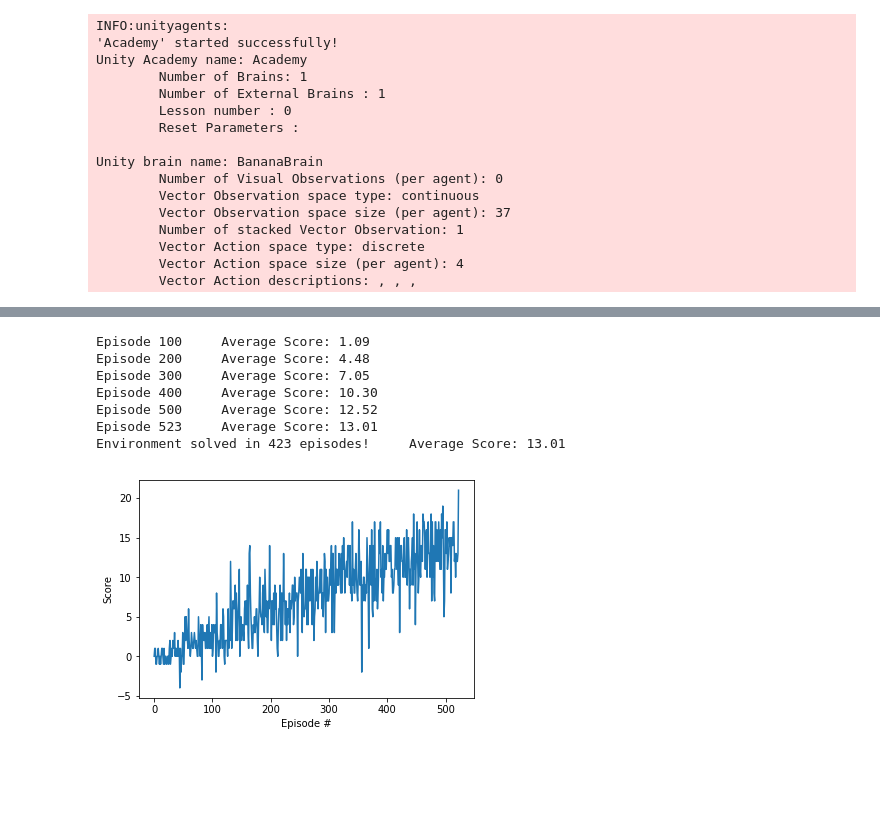
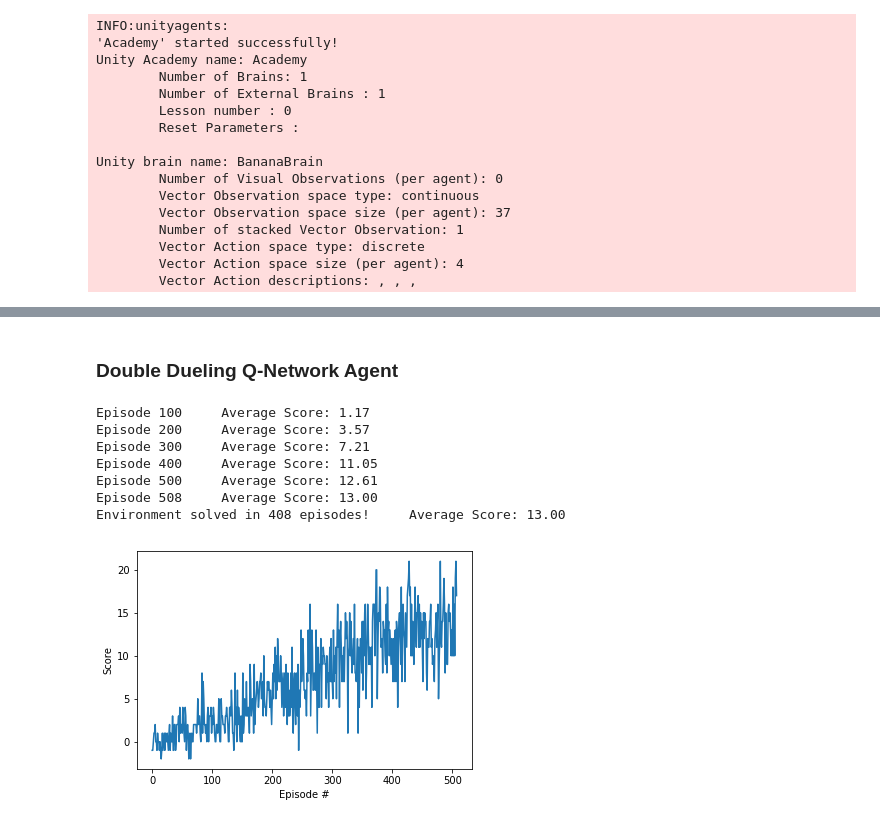
Before and after one commit to weicheng113/deep-reinforcement-learning, a Jupyter notebook: p1_navigation/Navigation.ipynb, the cells around one changed output, grey strips where cells are left out. Saved outputs shown, nothing was run; the diff lists cells and outputs as text; code cells hidden in the pictures; blank space fills up the shorter version.

```diff
--- a/p1_navigation/Navigation.ipynb
+++ b/p1_navigation/Navigation.ipynb
@@ -188,58 +249,22 @@ agent = Agent(state_size=state_size, action_size=action_size, seed=0)
-# %%
-def dqn(n_episodes=2000, max_t=1000, eps_start=1.0, eps_end=0.01, eps_decay=0.995):
-    """Deep Q-Learning.
-
-    Params
-    ======
-        n_episodes (int): maximum number of training episodes
-        max_t (int): maximum number of timesteps per episode
-        eps_start (float): starting value of epsilon, for epsilon-greedy action selection
-        eps_end (float): minimum value of epsilon
-        eps_decay (float): multiplicative factor (per episode) for decreasing epsilon
-    """
-    scores = []                        # list containing scores from each episode
-    scores_window = deque(maxlen=100)  # last 100 scores
-    eps = eps_start                    # initialize epsilon
-    for i_episode in range(1, n_episodes+1):
-        state = env.reset()
-        score = 0
-        for t in range(max_t):
-            action = agent.act(state, eps)
-            next_state, reward, done = env.step(action)
-            agent.step(state, action, reward, next_state, done)
-            state = next_state
-            score += reward
-            if done:
-                break
-        scores_window.append(score)       # save most recent score
-        scores.append(score)              # save most recent score
-        eps = max(eps_end, eps_decay*eps) # decrease epsilon
-        print('\rEpisode {}\tAverage Score: {:.2f}'.format(i_episode, np.mean(scores_window)), end="")
-        if i_episode % 100 == 0:
-            print('\rEpisode {}\tAverage Score: {:.2f}'.format(i_episode, np.mean(scores_window)))
-        if np.mean(scores_window)>=13.0:
-            print('\nEnvironment solved in {:d} episodes!\tAverage Score: {:.2f}'.format(i_episode-100, np.mean(scores_window)))
-            torch.save(agent.qnetwork_local.state_dict(), 'checkpoint.pth')
-            break
-    return scores
-
-scores = dqn()
-
-# plot the scores
-fig = plt.figure()
-ax = fig.add_subplot(111)
-plt.plot(np.arange(len(scores)), scores)
-plt.ylabel('Score')
-plt.xlabel('Episode #')
-plt.show()
-# %% [output]
-Episode 100     Average Score: 1.09
-Episode 200     Average Score: 4.48
-Episode 300     Average Score: 7.05
-Episode 400     Average Score: 10.30
-Episode 500     Average Score: 12.52
-Episode 523     Average Score: 13.01
-Environment solved in 423 episodes!     Average Score: 13.01
-[figure, removed]
+# %% [markdown]
+### Double Dueling Q-Network Agent
+# %%
+from ddqn_agent import Agent
+from dueling_network import QNetwork
+
+create_ddq_network = lambda state_size, action_size, seed: QNetwork(state_size, action_size, seed)
+
+agent = Agent(create_network=create_ddq_network, state_size=state_size, action_size=action_size, seed=0)
+scores = train(agent)
+plot_scores(scores)
+# %% [output]
+Episode 100     Average Score: 1.17
+Episode 200     Average Score: 3.57
+Episode 300     Average Score: 7.21
+Episode 400     Average Score: 11.05
+Episode 500     Average Score: 12.61
+Episode 508     Average Score: 13.00
+Environment solved in 408 episodes!     Average Score: 13.00
+[figure, added]
 # %%
 unity_env.close()
```
Also changed, not shown: parts of 4 cells of this notebook, 12 other files.
